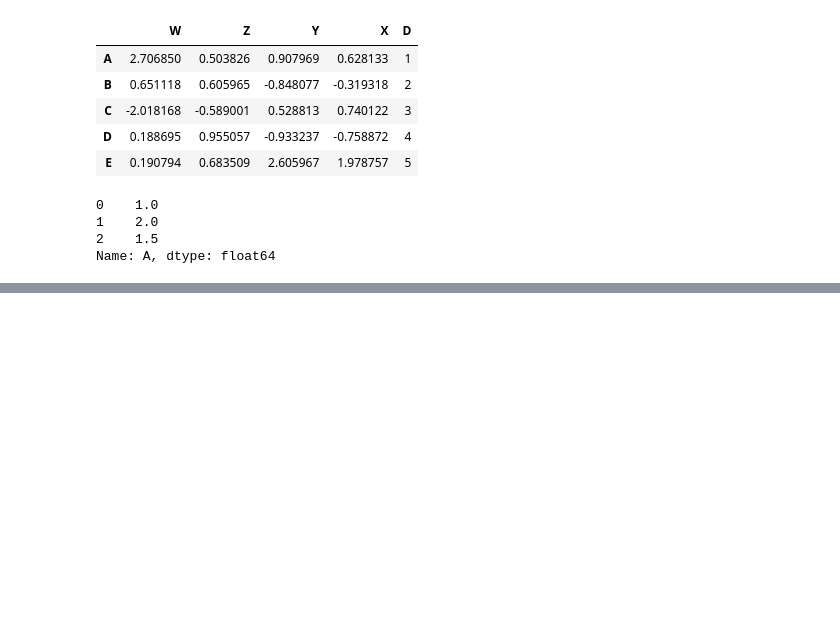
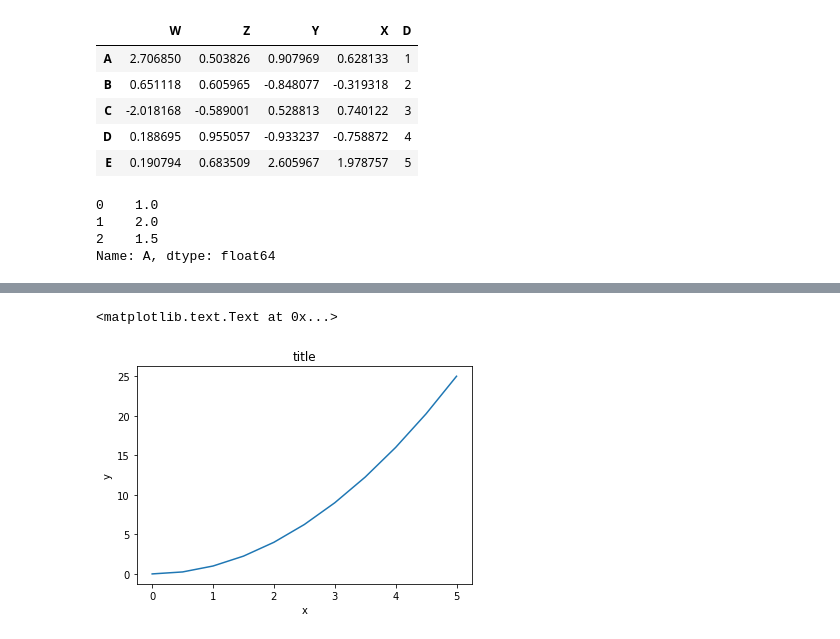
Before and after one commit to msznajder/udacity_intro_to_data_analysis-, a Jupyter notebook: udemy_python_for_data_science/sandbox3.ipynb, the cells around one changed output, grey strips where cells are left out. Saved outputs shown, nothing was run; the diff lists cells and outputs as text; code cells hidden in the pictures; blank space fills up the shorter version.

```diff
--- a/udemy_python_for_data_science/sandbox3.ipynb
+++ b/udemy_python_for_data_science/sandbox3.ipynb
@@ -370,0 +1352,8 @@ Name: A, dtype: float64
+# %%
+plt.plot(x, y)
+plt.xlabel("x")
+plt.ylabel("y")
+plt.title("title")
+# %% [output]
+<matplotlib.text.Text at 0x...>
+[figure, added]
```
Also changed, not shown: parts of 148 cells of this notebook, 12 other files.
